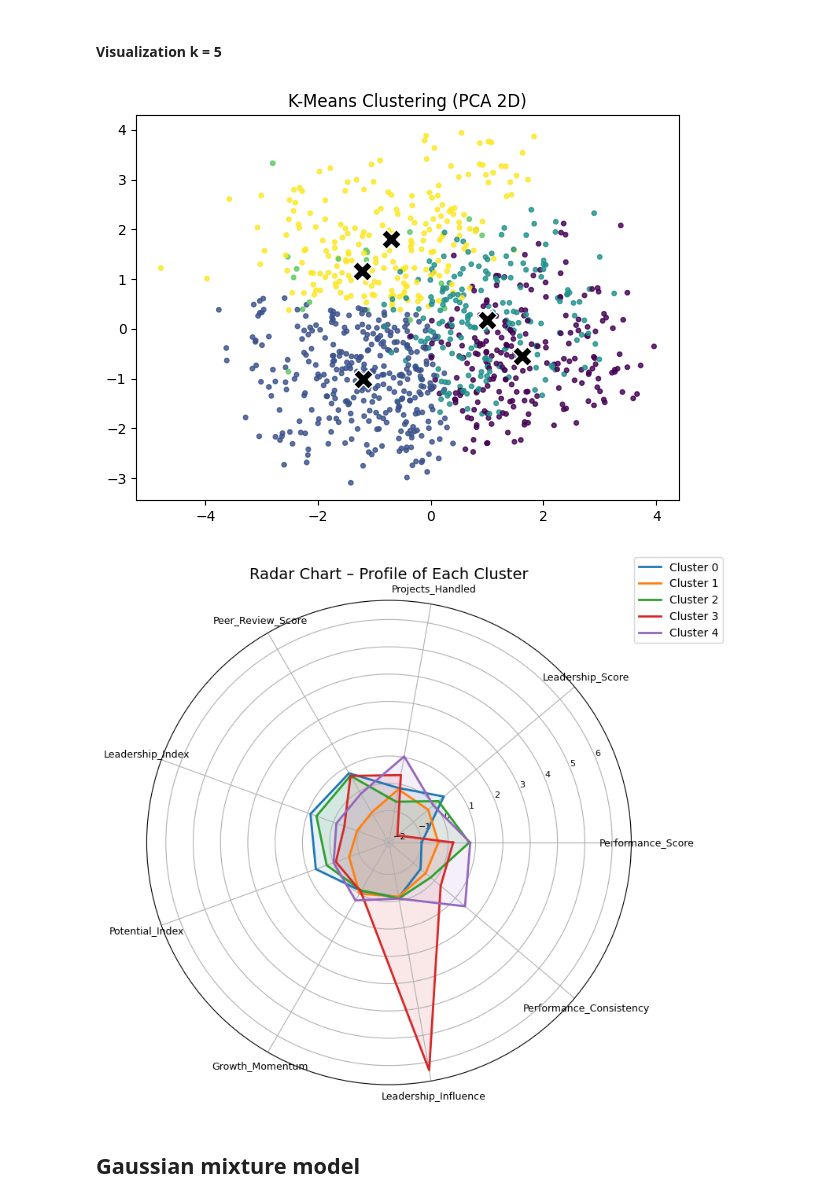
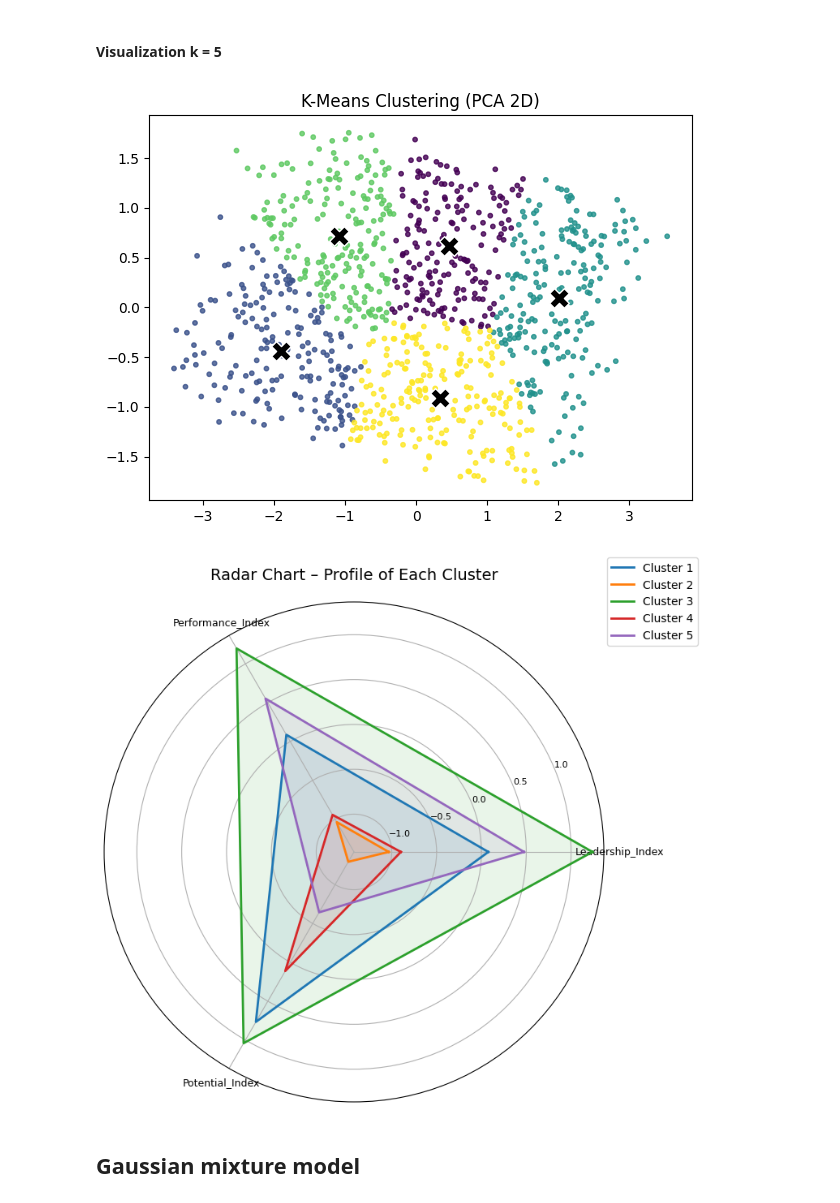
Before and after one commit to heybayrepo/syntaxsociety, a Jupyter notebook: notebooks/the_promotion_paradox_unsupervised.ipynb, the cells around one changed output. Drawn from its saved outputs; the diff is of its cells as text; code cells hidden in the pictures.

```diff
--- a/notebooks/the_promotion_paradox_unsupervised.ipynb
+++ b/notebooks/the_promotion_paradox_unsupervised.ipynb
@@ -265,7 +265,8 @@ plt.show()
 # %% [markdown]
 ### **Selected features**
 # %%
-df_scaled2 = df_scaled.drop(columns=['Training_Hours', 'Performance_Index'])
+df_scaled2 = df_scaled.drop(columns=['Performance_Score', 'Leadership_Score', 'Training_Hours',
+                                     'Projects_Handled', 'Growth_Momentum', 'Peer_Review_Score', 'Leadership_Influence', 'Performance_Consistency'])
 # %%
 num_cols = df_scaled2.select_dtypes(include=['number']).columns
 
@@ -380,6 +381,6 @@ plt.show()
 # %%
 df_cluster = df_scaled2.copy()
-df_cluster['cluster'] = labels
+df_cluster['cluster'] = labels + 1
 
 # Calculate the average of each feature per cluster
 cluster_means = df_cluster.groupby('cluster').mean()
@@ -429,37 +430,37 @@ plt.scatter(centroids_pca[:,0], centroids_pca[:,1],
 plt.title("K-Means Clustering (PCA 2D)")
 plt.show()
 # %% [output]
-[figure, old version]
+[figure, new version]
 # %%
 df_cluster = df_scaled2.copy()
-df_cluster['cluster'] = labels
+df_cluster['cluster'] = labels + 1
 
 # Calculate the average of each feature per cluster
 cluster_means = df_cluster.groupby('cluster').mean()
 
 # Radar chart
 features = cluster_means.columns
 num_features = len(features)
 
 angles = np.linspace(0, 2 * np.pi, num_features, endpoint=False).tolist()
 angles += angles[:1]  # Close the circle
 
 plt.figure(figsize=(8, 8))
 
 for idx in cluster_means.index:
     values = cluster_means.loc[idx].tolist()
     values += values[:1]  # Close the circle
 
     plt.polar(angles, values, linewidth=2, label=f'Cluster {idx}')
     plt.fill(angles, values, alpha=0.1)
 
 plt.xticks(angles[:-1], features, fontsize=9)
 plt.yticks(fontsize=8)
 plt.title('Radar Chart – Profile of Each Cluster', fontsize=14, pad=20)
 plt.legend(loc='upper right', bbox_to_anchor=(1.2, 1.1))
 plt.show()
 # %% [output]
-[figure, old version]
+[figure, new version]
 # %% [markdown]
 ## **Gaussian mixture model**
 # %% [markdown]
```
Also changed, not shown: parts of 52 cells of this notebook, 2 other files.
